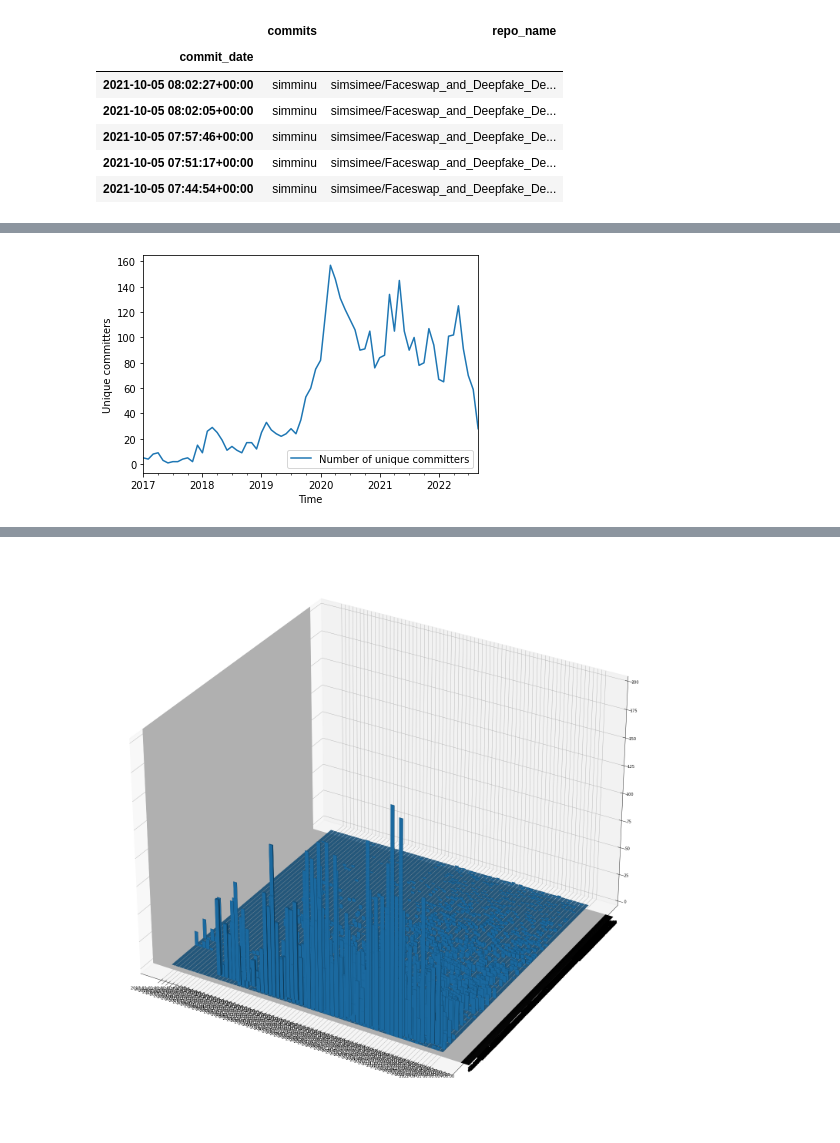
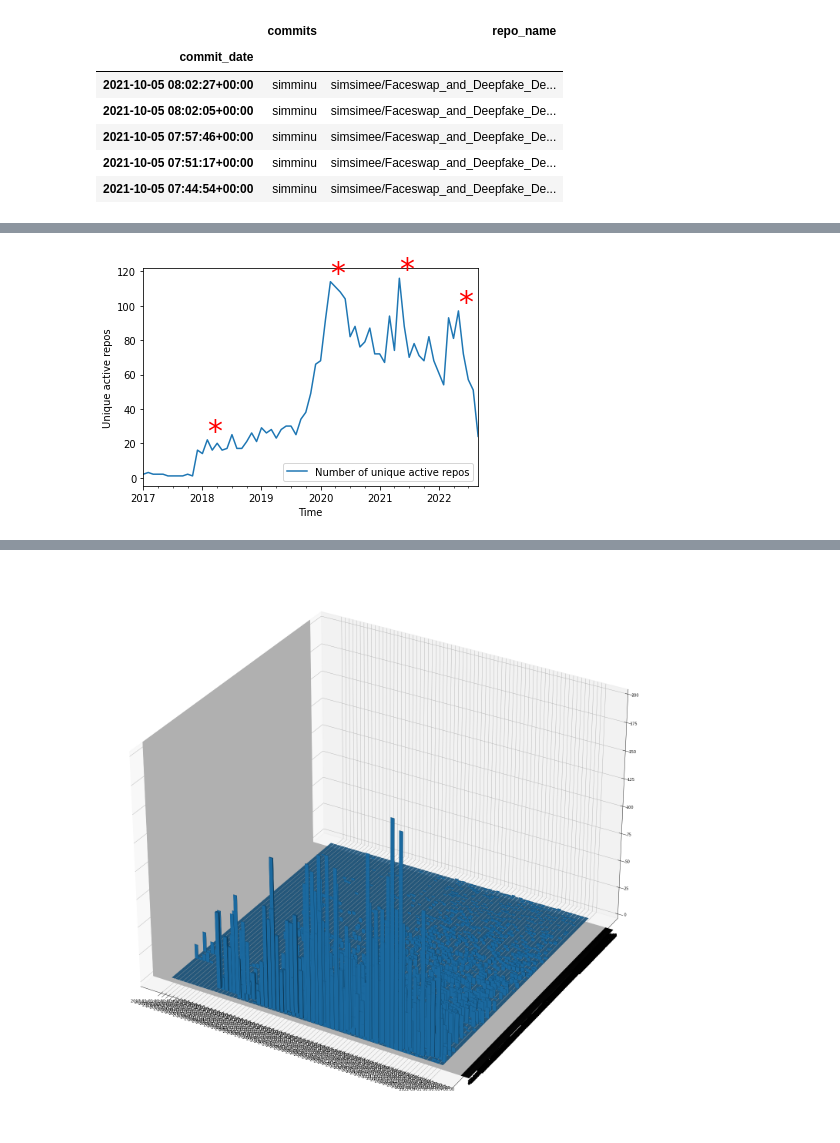
Before and after one commit to solalatus/deepfake_popularity, a Jupyter notebook: github_analyzer.ipynb, the cells around one changed output, grey strips where cells are left out. Cells and saved outputs as stored; diff of their text form; code cells hidden in the pictures.

```diff
--- a/github_analyzer.ipynb
+++ b/github_analyzer.ipynb
@@ -71,11 +77,23 @@ df.head()
 # %%
 #grouped_df = df.distict("commits").resample("MS").count()
 # %%
+import peakdetect
 import matplotlib.pyplot as plt
-ax = df[df.index>"2017"].groupby([pd.Grouper(freq="MS")]).commits.nunique().plot()
 
-ax.legend(["Number of unique committers"])
+regrouped_df = df[df.index>"2017"].groupby([pd.Grouper(freq="MS")])
+
+repo_peaks = peakdetect.peakdetect(regrouped_df.repo_name.nunique(), regrouped_df.repo_name.nunique().index, lookahead=3, delta=5)
+
+ax = regrouped_df.repo_name.nunique().plot()
+
+locs, labels = plt.xticks()
+
+for peak in repo_peaks[0]:
+    print(peak)
+    ax.annotate("*",xy=(peak[0],peak[1]), fontsize=30, color="red")
+
+ax.legend(["Number of unique active repos"])
 ax.set_xlabel("Time")
-ax.set_ylabel("Unique committers")
+ax.set_ylabel("Unique active repos")
 plt.show()
 # %% [output]
@@ -82 +104 @@ plt.show()
-[figure, old version]
+[figure, new version]
```
Also changed, not shown: parts of 7 cells of this notebook, 2 other files.
